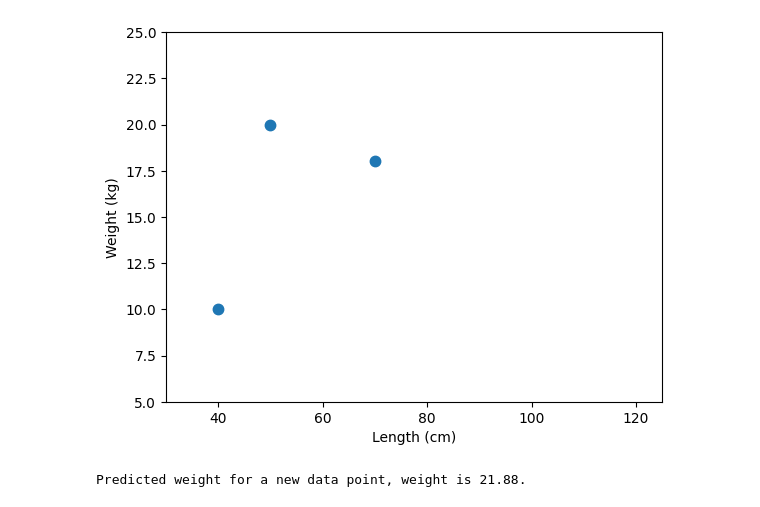
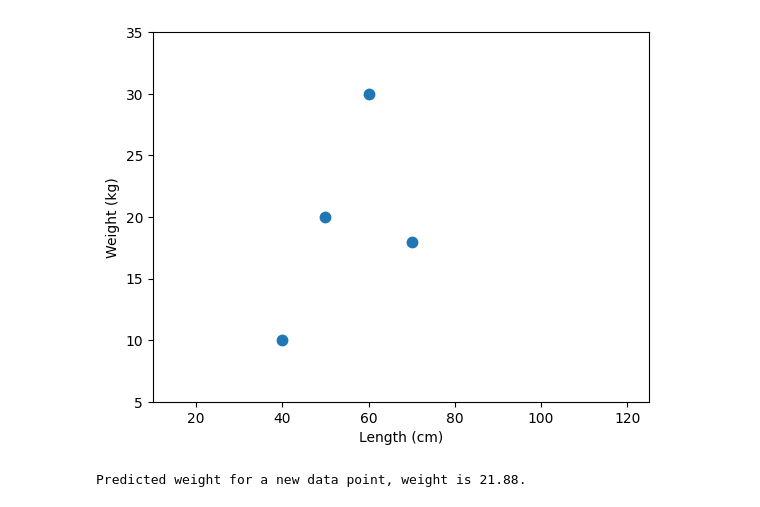
Before and after one commit to melikayazdanpanah/data-science-practice, a Jupyter notebook: prediction.ipynb, the cells around one changed output. Cells and saved outputs as stored; diff of their text form; code cells hidden in the pictures.

```diff
--- a/prediction.ipynb
+++ b/prediction.ipynb
@@ -8,11 +8,11 @@ weight =[10,20,30,18]
 # %%
 #plotting
 fig , ax = plt.subplots ()
 ax.plot(length, weight, '.', ms=15)
 ax.set(xlabel='Length (cm)', ylabel='Weight (kg)',
-       xlim=[30, 125], ylim=[5, 25]);
+       xlim=[10, 125], ylim=[5, 35]);
 # %% [output]
-[figure, old version]
+[figure, new version]
 # %%
 #fit linear to the data
 a, b = np.polyfit(length, weight, 1)
```
Also changed, not shown: parts of 9 cells of this notebook.
